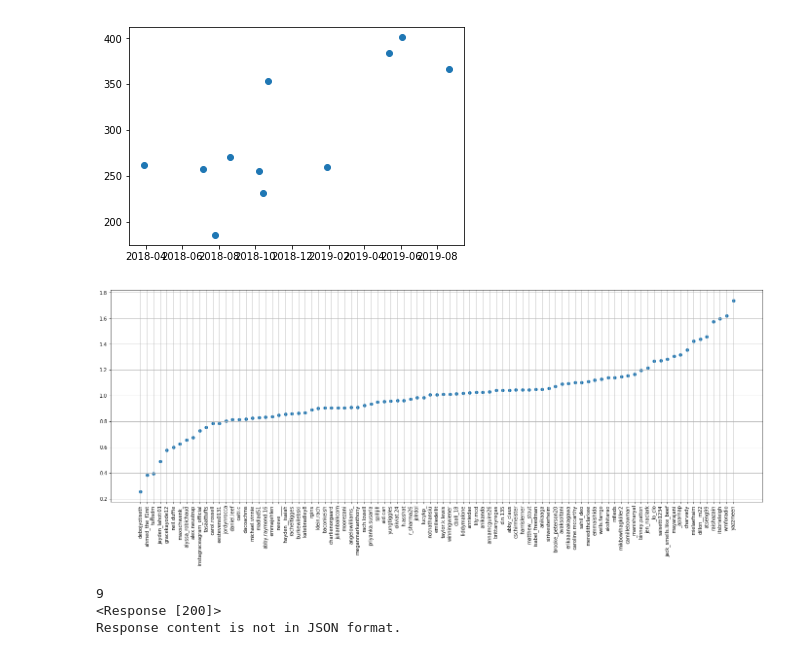
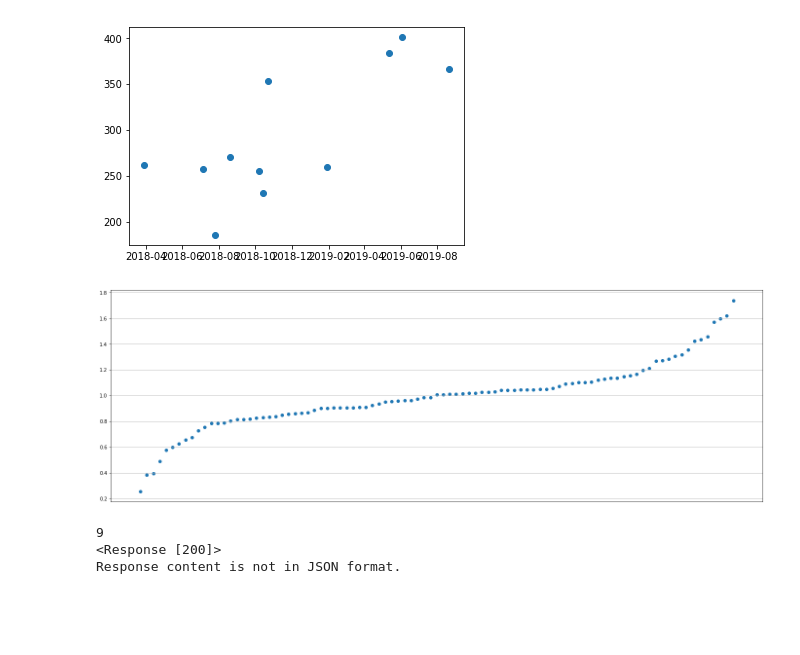
Before and after one commit to sejaldua/instagram-profilecrawl, a Jupyter notebook: scrape-insta.ipynb, the cells around one changed output. Saved outputs shown, nothing was run; the diff lists cells and outputs as text; code cells hidden in the pictures; blank space fills up the shorter version.

Commit message:
updated ratio graph

```diff
--- a/scrape-insta.ipynb
+++ b/scrape-insta.ipynb
@@ -131,37 +131,37 @@ plt.scatter(converted_dates, likes)
 import json
 import re
 from datetime import date
 import time
 import dateutil.parser
 import matplotlib.pyplot as plt
 import os
 
 followers = []
 following = []
 users = []
 
 json_files = [pos_json for pos_json in os.listdir('profiles/') if pos_json.endswith('.json')]
 #Read JSON data into the datastore variable
 for filename in json_files:
     with open('profiles/' + filename, 'r') as f:
         datastore = json.load(f)
 
 
     #Use the new datastore datastructure
     users.append(datastore['username'])
     followers.append(datastore['followers']['count'])
     following.append(datastore['following']['count'])
 
 ratios = [followers[i] / following[i] for i in range(len(users))]
 Z = [x for _,x in sorted(zip(ratios,users))]
 W = [y for y,_ in sorted(zip(ratios,users))]
-plt.figure(figsize = (24, 8))
+fig = plt.figure(figsize = (24, 8))
 plt.scatter(Z[0:-1], W[0:-1]);
-#plt.xticks([])
+plt.xticks([])
 plt.grid()
-plt.xticks(rotation=90);
+fig.save
 # %% [output]
-[figure, old version]
+[figure, new version]
 # %%
 import requests
 location_id = '235898755'
```
Also changed, not shown: 1 other file.
